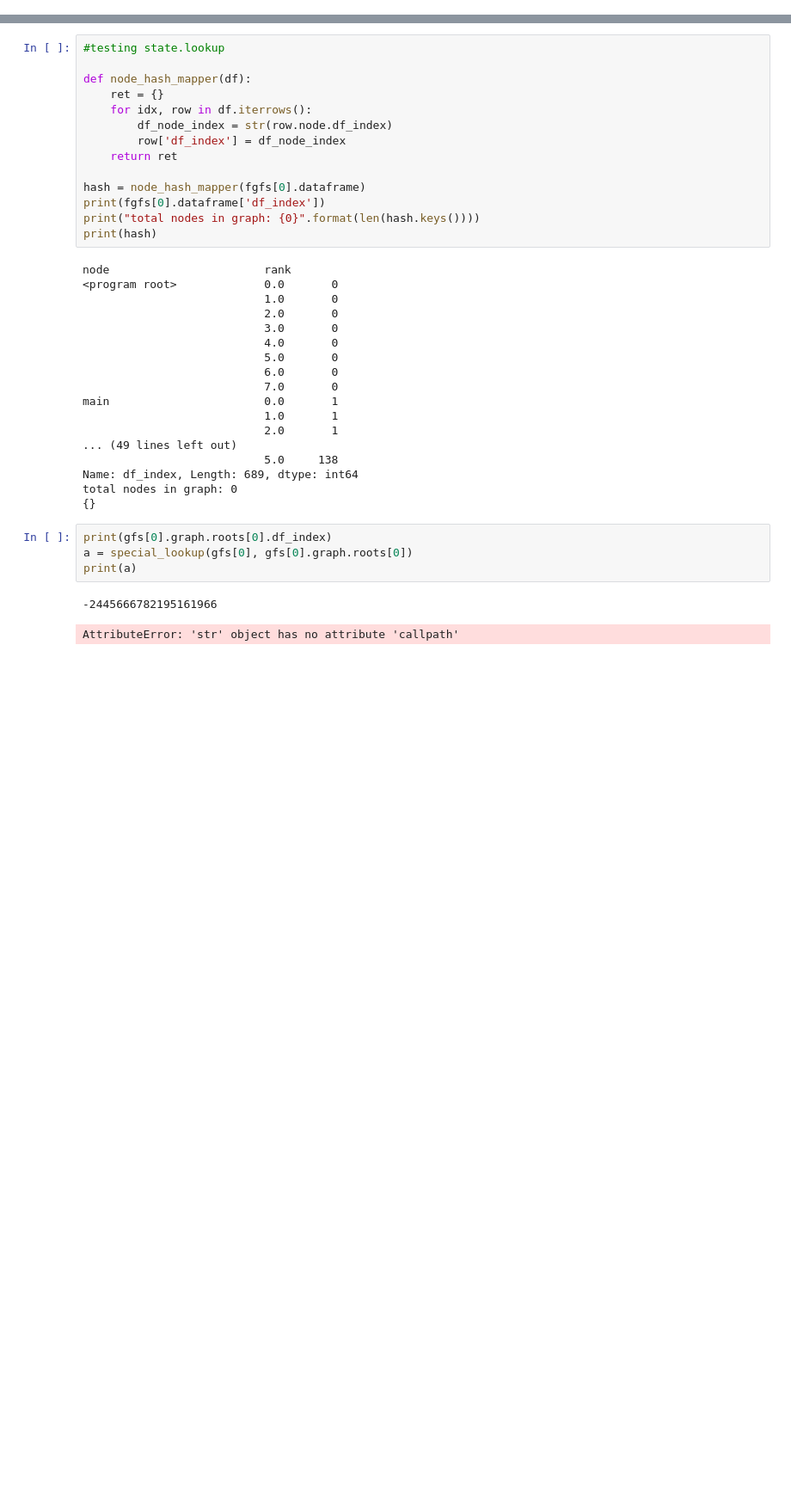
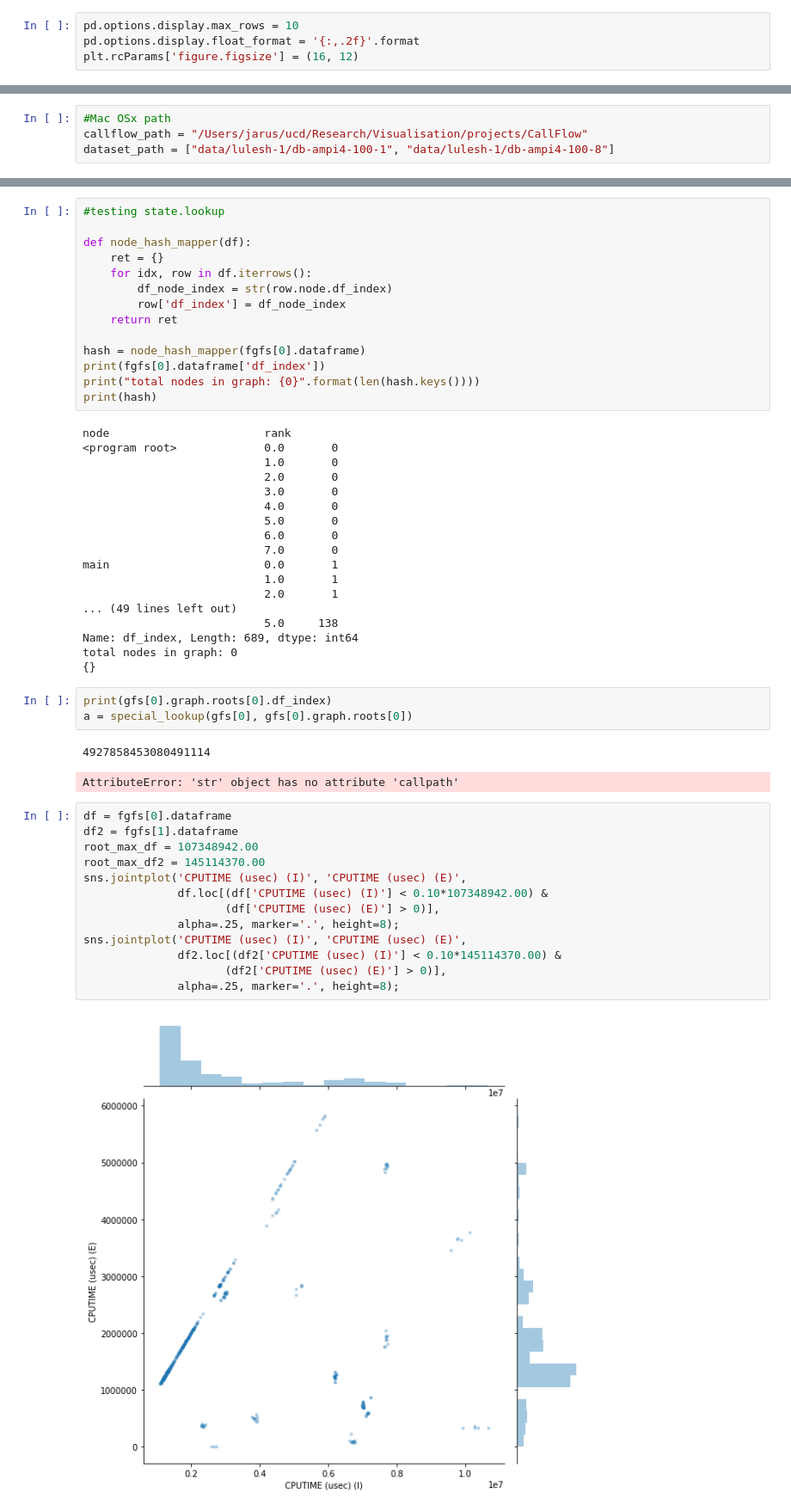
Before and after one commit to LLNL/CallFlow, a Jupyter notebook: src/exps/ngroup_correction.ipynb, the cells around one changed output, grey strips where cells are left out. Shown at 86% size. Saved outputs shown, nothing was run; the diff lists cells and outputs as text; blank space fills up the shorter version.

Commit message:
comparing two graphs

```diff
--- a/src/exps/ngroup_correction.ipynb
+++ b/src/exps/ngroup_correction.ipynb
@@ -6 +12,5 @@ import os
+# %%
+pd.options.display.max_rows = 10
+pd.options.display.float_format = '{:,.2f}'.format
+plt.rcParams['figure.figsize'] = (16, 12)
 # %%
@@ -9,2 +20,6 @@ dataset_path = ["./data/hpctoolkit-lulesh-2"]
+# %%
+#Mac OSx path
+callflow_path = "/Users/jarus/ucd/Research/Visualisation/projects/CallFlow"
+dataset_path = ["data/lulesh-1/db-ampi4-100-1", "data/lulesh-1/db-ampi4-100-8"]
 # %%
 # Create Graphframes.
@@ -147,7 +167,21 @@ total nodes in graph: 0
 # %%
 print(gfs[0].graph.roots[0].df_index)
 a = special_lookup(gfs[0], gfs[0].graph.roots[0])
-print(a)
 # %% [output]
--2445666782195161966
+4927858453080491114
 AttributeError: 'str' object has no attribute 'callpath'
+# %%
+df = fgfs[0].dataframe
+df2 = fgfs[1].dataframe
+root_max_df = 107348942.00
+root_max_df2 = 145114370.00
+sns.jointplot('CPUTIME (usec) (I)', 'CPUTIME (usec) (E)',
+              df.loc[(df['CPUTIME (usec) (I)'] < 0.10*107348942.00) &
+                     (df['CPUTIME (usec) (E)'] > 0)],
+              alpha=.25, marker='.', height=8);
+sns.jointplot('CPUTIME (usec) (I)', 'CPUTIME (usec) (E)',
+              df2.loc[(df2['CPUTIME (usec) (I)'] < 0.10*145114370.00) &
+                     (df2['CPUTIME (usec) (E)'] > 0)],
+              alpha=.25, marker='.', height=8);
+# %% [output]
+[figure, added]
```
Also changed, not shown: parts of 9 cells of this notebook.
